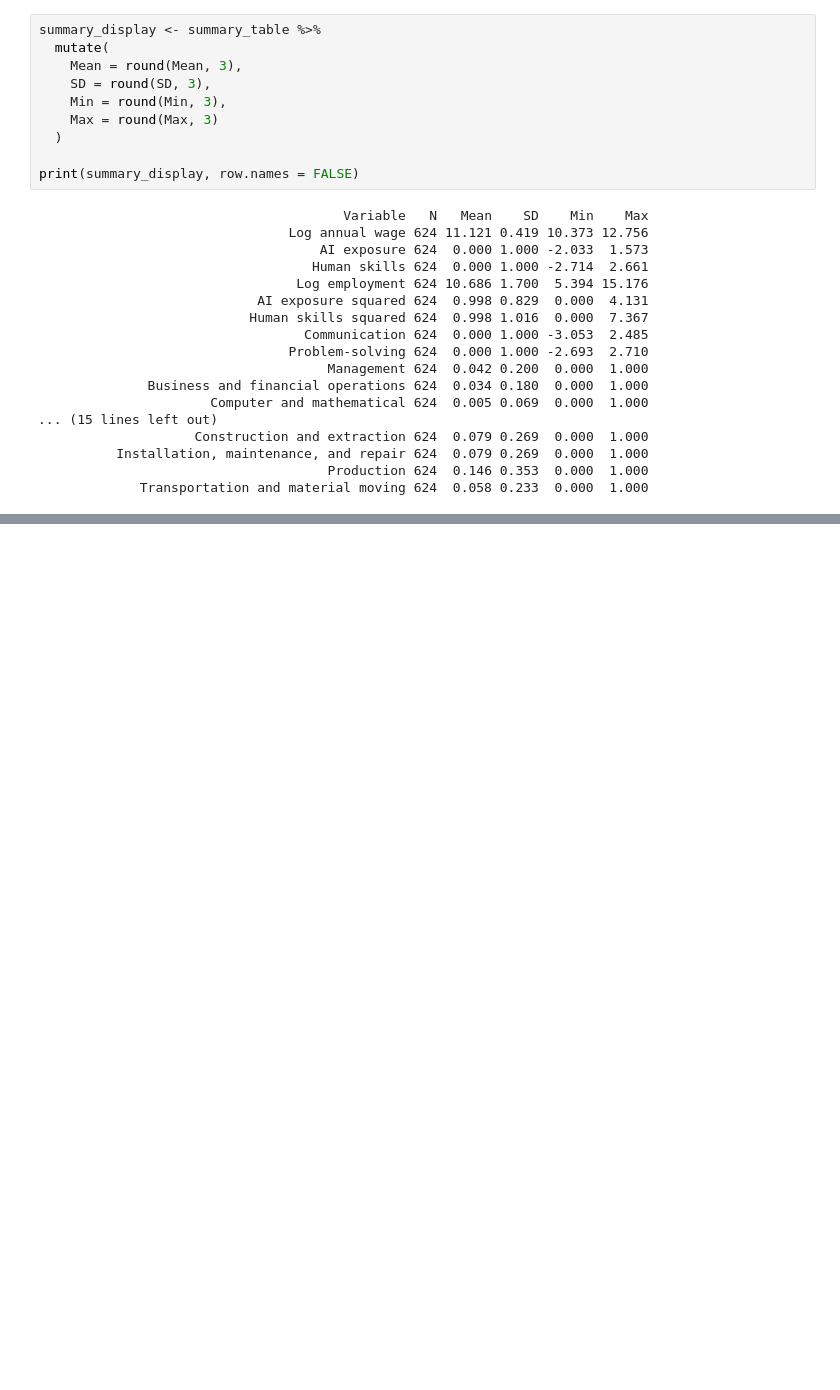
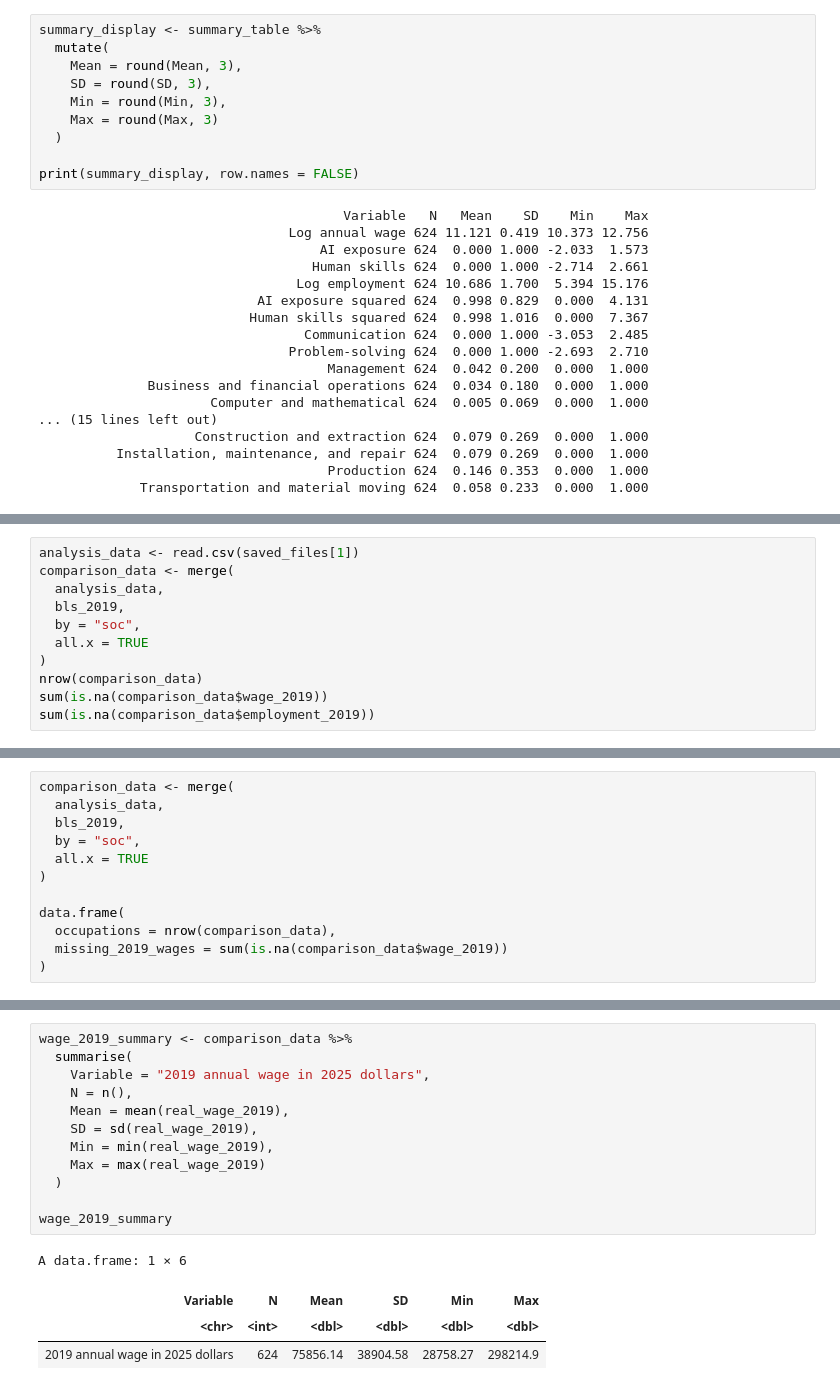
Before and after one commit to hannahgtsui/Project-Econ-326, a Jupyter notebook: Econ 326 Project.ipynb, the cells around one changed output, grey strips where cells are left out. Saved outputs shown, nothing was run; the diff lists cells and outputs as text; blank space fills up the shorter version.

```diff
--- a/Econ 326 Project.ipynb
+++ b/Econ 326 Project.ipynb
@@ -820,0 +839,11 @@ print(summary_display, row.names = FALSE)
+# %%
+analysis_data <- read.csv(saved_files[1])
+comparison_data <- merge(
+  analysis_data,
+  bls_2019,
+  by = "soc",
+  all.x = TRUE
+)
+nrow(comparison_data)
+sum(is.na(comparison_data$wage_2019))
+sum(is.na(comparison_data$employment_2019))
@@ -820,0 +878,12 @@ print(summary_display, row.names = FALSE)
+# %%
+comparison_data <- merge(
+  analysis_data,
+  bls_2019,
+  by = "soc",
+  all.x = TRUE
+)
+
+data.frame(
+  occupations = nrow(comparison_data),
+  missing_2019_wages = sum(is.na(comparison_data$wage_2019))
+)
@@ -820,0 +940,17 @@ print(summary_display, row.names = FALSE)
+# %%
+wage_2019_summary <- comparison_data %>%
+  summarise(
+    Variable = "2019 annual wage in 2025 dollars",
+    N = n(),
+    Mean = mean(real_wage_2019),
+    SD = sd(real_wage_2019),
+    Min = min(real_wage_2019),
+    Max = max(real_wage_2019)
+  )
+
+wage_2019_summary
+# %% [output]
+A data.frame: 1 × 6
+| Variable | N | Mean | SD | Min | Max |
+| <chr> | <int> | <dbl> | <dbl> | <dbl> | <dbl> |
+| 2019 annual wage in 2025 dollars | 624 | 75856.14 | 38904.58 | 28758.27 | 298214.9 |
```
Also changed, not shown: parts of 16 cells of this notebook.
